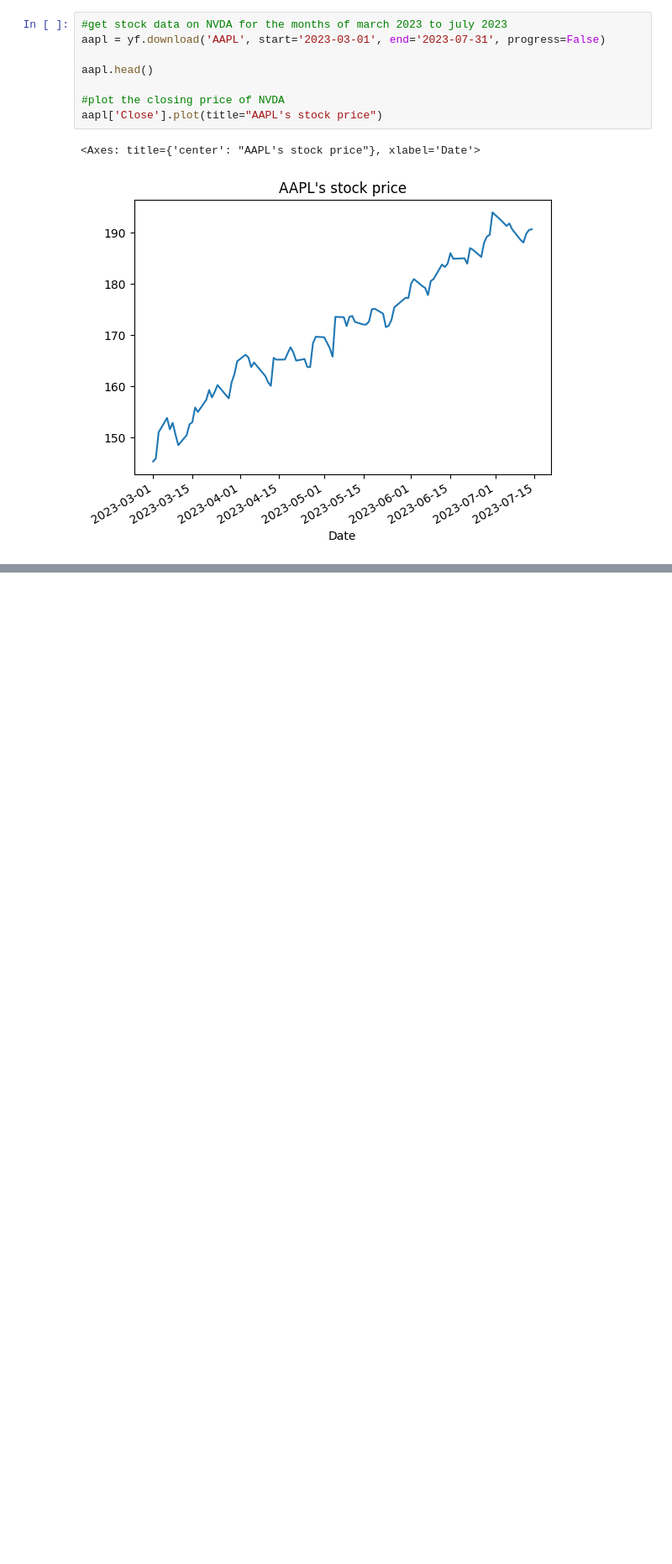
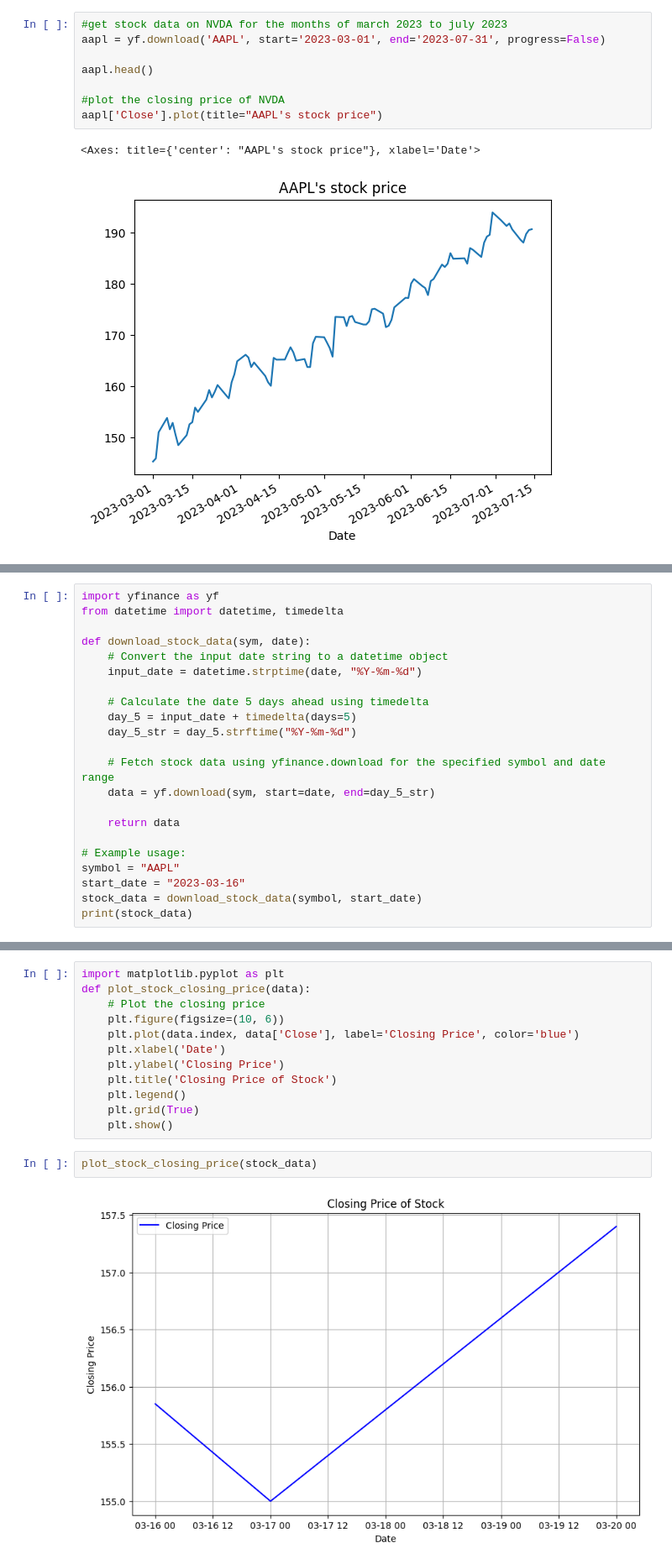
Before and after one commit to Christopher-jason/cjs-dissertation, a Jupyter notebook: Stocks/stocks_screener.ipynb, the cells around one changed output, grey strips where cells are left out. Shown: that part at 84% size. Cells and saved outputs as stored; diff of their text form; blank space fills up the shorter version.

```diff
--- a/Stocks/stocks_screener.ipynb
+++ b/Stocks/stocks_screener.ipynb
@@ -424,0 +418,22 @@ aapl['Close'].plot(title="AAPL's stock price")
+# %%
+import yfinance as yf
+from datetime import datetime, timedelta
+
+def download_stock_data(sym, date):
+    # Convert the input date string to a datetime object
+    input_date = datetime.strptime(date, "%Y-%m-%d")
+
+    # Calculate the date 5 days ahead using timedelta
+    day_5 = input_date + timedelta(days=5)
+    day_5_str = day_5.strftime("%Y-%m-%d")
+
+    # Fetch stock data using yfinance.download for the specified symbol and date range
+    data = yf.download(sym, start=date, end=day_5_str)
+
+    return data
+
+# Example usage:
+symbol = "AAPL"
+start_date = "2023-03-16"
+stock_data = download_stock_data(symbol, start_date)
+print(stock_data)
@@ -424,0 +453,16 @@ aapl['Close'].plot(title="AAPL's stock price")
+# %%
+import matplotlib.pyplot as plt
+def plot_stock_closing_price(data):
+    # Plot the closing price
+    plt.figure(figsize=(10, 6))
+    plt.plot(data.index, data['Close'], label='Closing Price', color='blue')
+    plt.xlabel('Date')
+    plt.ylabel('Closing Price')
+    plt.title('Closing Price of Stock')
+    plt.legend()
+    plt.grid(True)
+    plt.show()
+# %%
+plot_stock_closing_price(stock_data)
+# %% [output]
+[figure, added]
```
Also changed, not shown: parts of 27 cells of this notebook, 4 other files.
